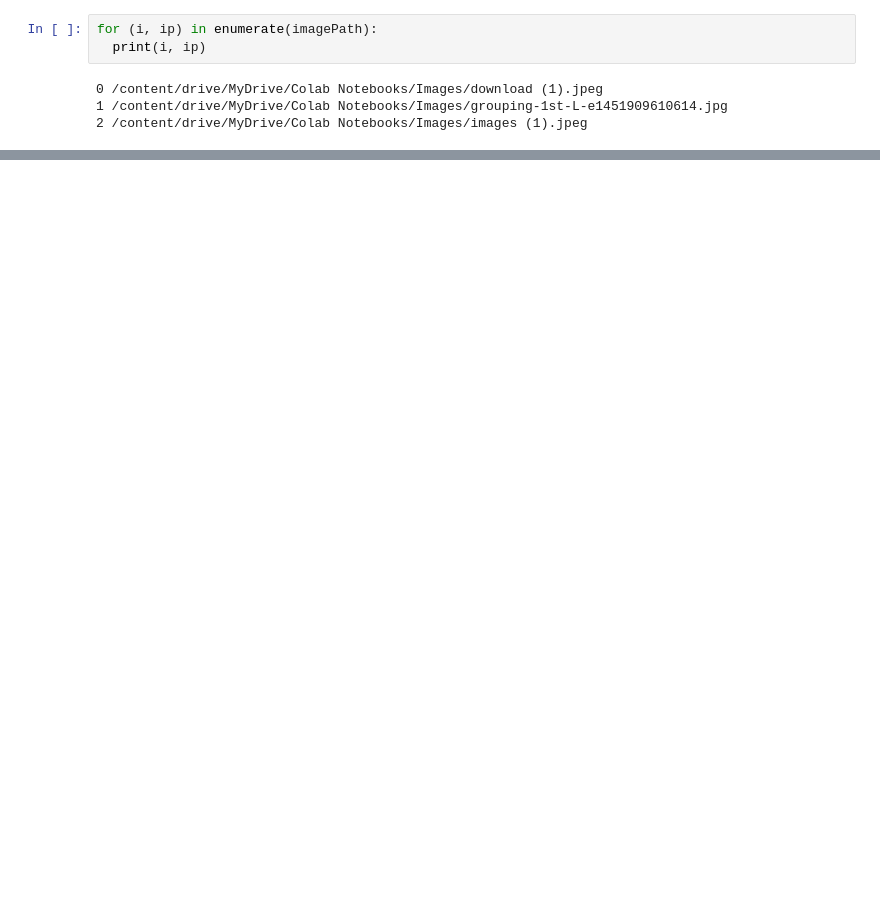
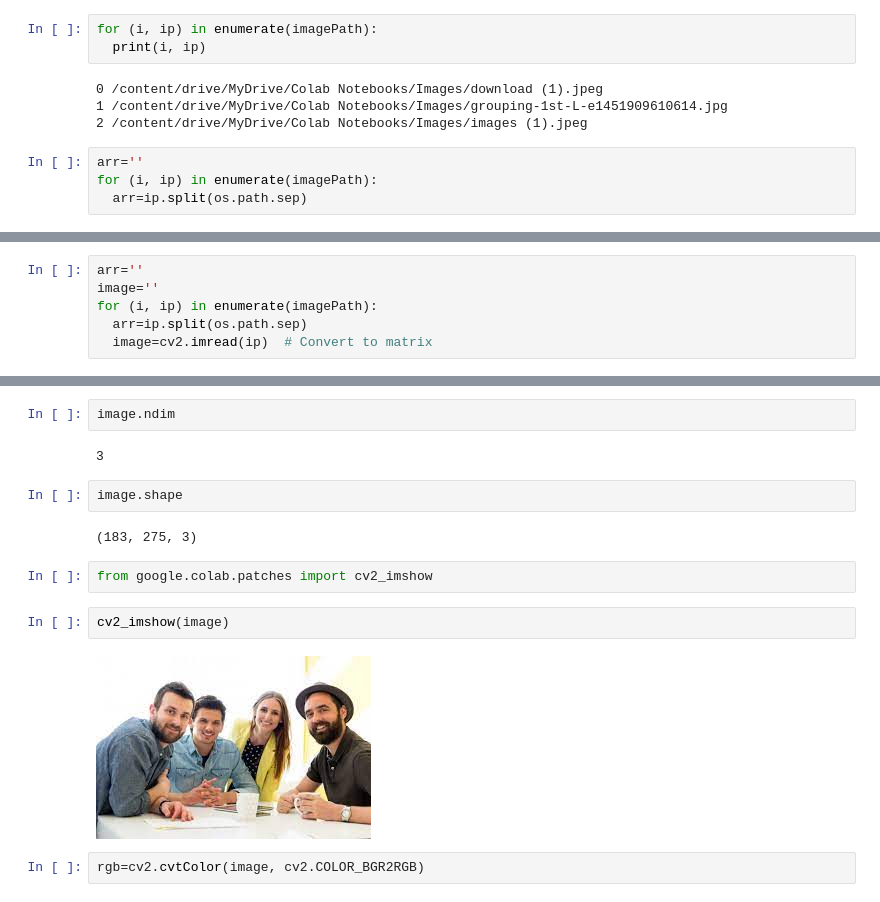
Before and after one commit to sujataprasad01/DL-Face-Detection-and-Face-Recognition-using-Computer-Vision, a Jupyter notebook: Face_Detection_and_Face_Recognition_using_Computer_Vision.ipynb, the cells around one changed output, grey strips where cells are left out. Saved outputs shown, nothing was run; the diff lists cells and outputs as text; blank space fills up the shorter version.

```diff
--- a/Face_Detection_and_Face_Recognition_using_Computer_Vision.ipynb
+++ b/Face_Detection_and_Face_Recognition_using_Computer_Vision.ipynb
@@ -125,3 +129,7 @@ for (i, ip) in enumerate(imagePath):
 0 /content/drive/MyDrive/Colab Notebooks/Images/download (1).jpeg
 1 /content/drive/MyDrive/Colab Notebooks/Images/grouping-1st-L-e1451909610614.jpg
 2 /content/drive/MyDrive/Colab Notebooks/Images/images (1).jpeg
+# %%
+arr=''
+for (i, ip) in enumerate(imagePath):
+  arr=ip.split(os.path.sep)
@@ -127,0 +146,6 @@ for (i, ip) in enumerate(imagePath):
+# %%
+arr=''
+image=''
+for (i, ip) in enumerate(imagePath):
+  arr=ip.split(os.path.sep)
+  image=cv2.imread(ip)  # Convert to matrix
@@ -127,0 +172,16 @@ for (i, ip) in enumerate(imagePath):
+# %%
+image.ndim
+# %% [output]
+3
+# %%
+image.shape
+# %% [output]
+(183, 275, 3)
+# %%
+from google.colab.patches import cv2_imshow
+# %%
+cv2_imshow(image)
+# %% [output]
+[figure, added]
+# %%
+rgb=cv2.cvtColor(image, cv2.COLOR_BGR2RGB)
```
Also changed, not shown: parts of 26 cells of this notebook.
